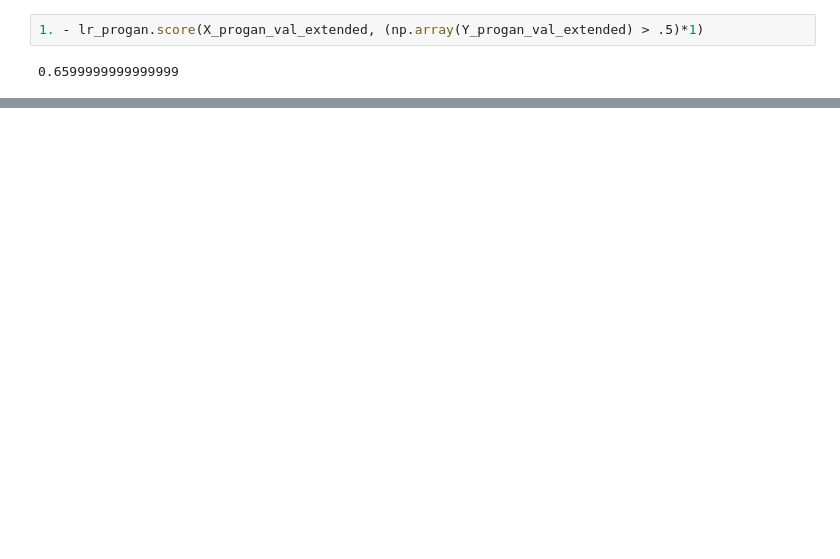
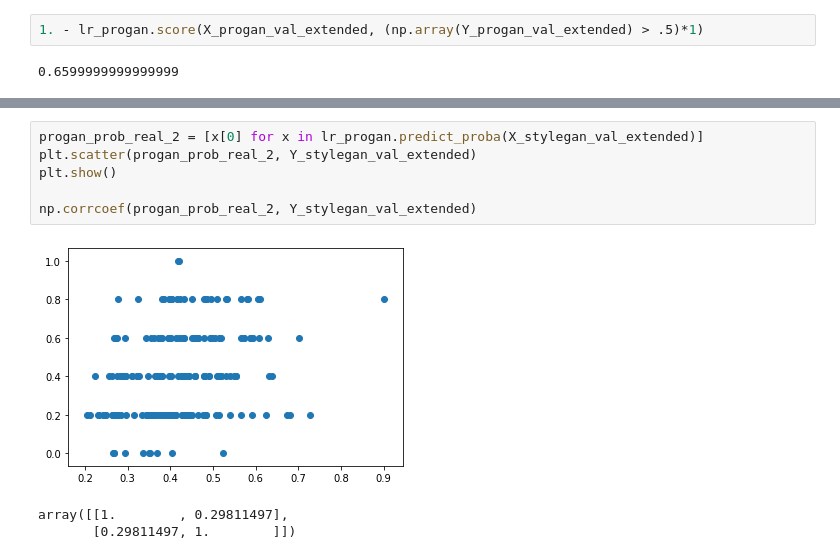
Before and after one commit to kolchinski/humanception-score, a Jupyter notebook: distances/All_experiments.ipynb, the cells around one changed output, grey strips where cells are left out. Drawn from its saved outputs; the diff is of its cells as text; blank space fills up the shorter version.

```diff
--- a/distances/All_experiments.ipynb
+++ b/distances/All_experiments.ipynb
@@ -485,0 +585,10 @@ array([1, 1, 0, 1, 0, 1, 0, 0, 0, 0, 0, 0, 0, 0, 1, 1, 1, 0, 1, 0, 1, 0,
+# %%
+progan_prob_real_2 = [x[0] for x in lr_progan.predict_proba(X_stylegan_val_extended)]
+plt.scatter(progan_prob_real_2, Y_stylegan_val_extended)
+plt.show()
+
+np.corrcoef(progan_prob_real_2, Y_stylegan_val_extended)
+# %% [output]
+[figure, added]
+array([[1.        , 0.29811497],
+       [0.29811497, 1.        ]])
```
Also changed, not shown: parts of 14 cells of this notebook.
